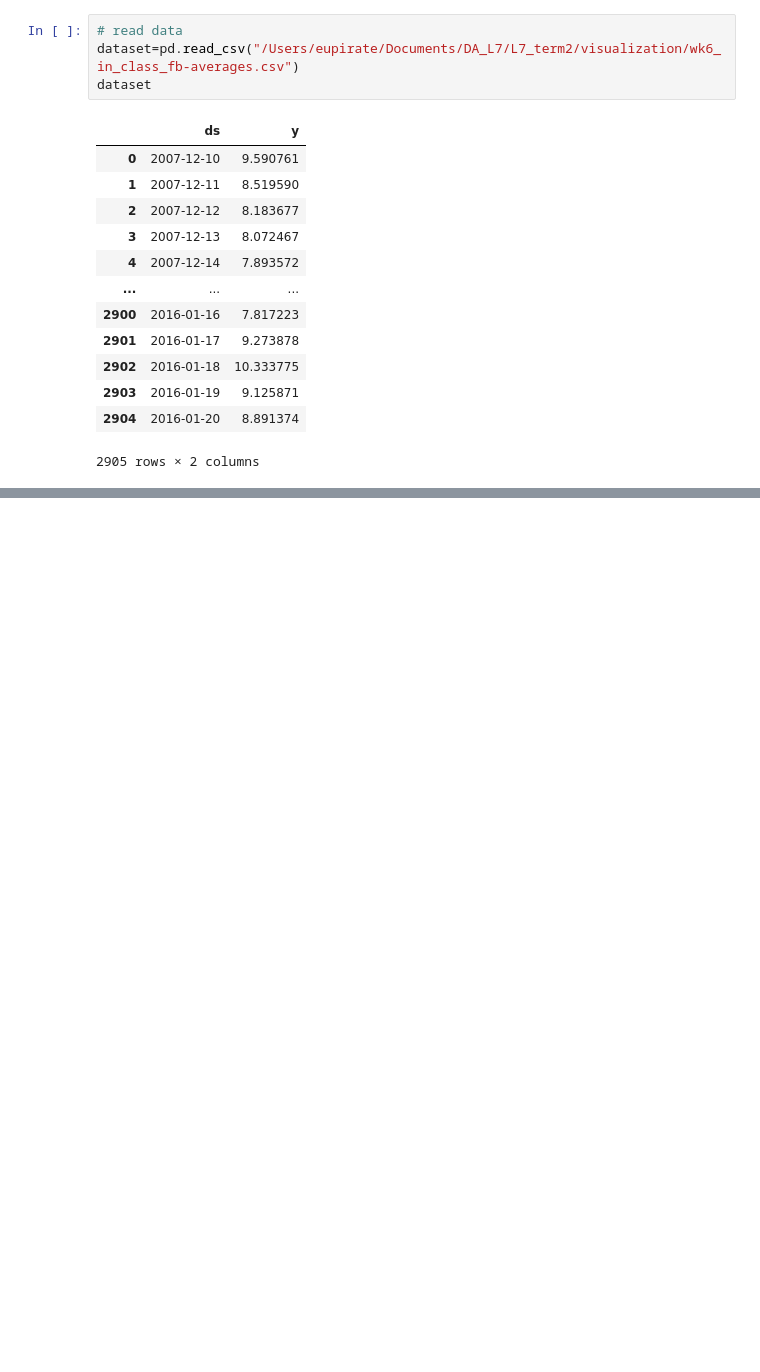
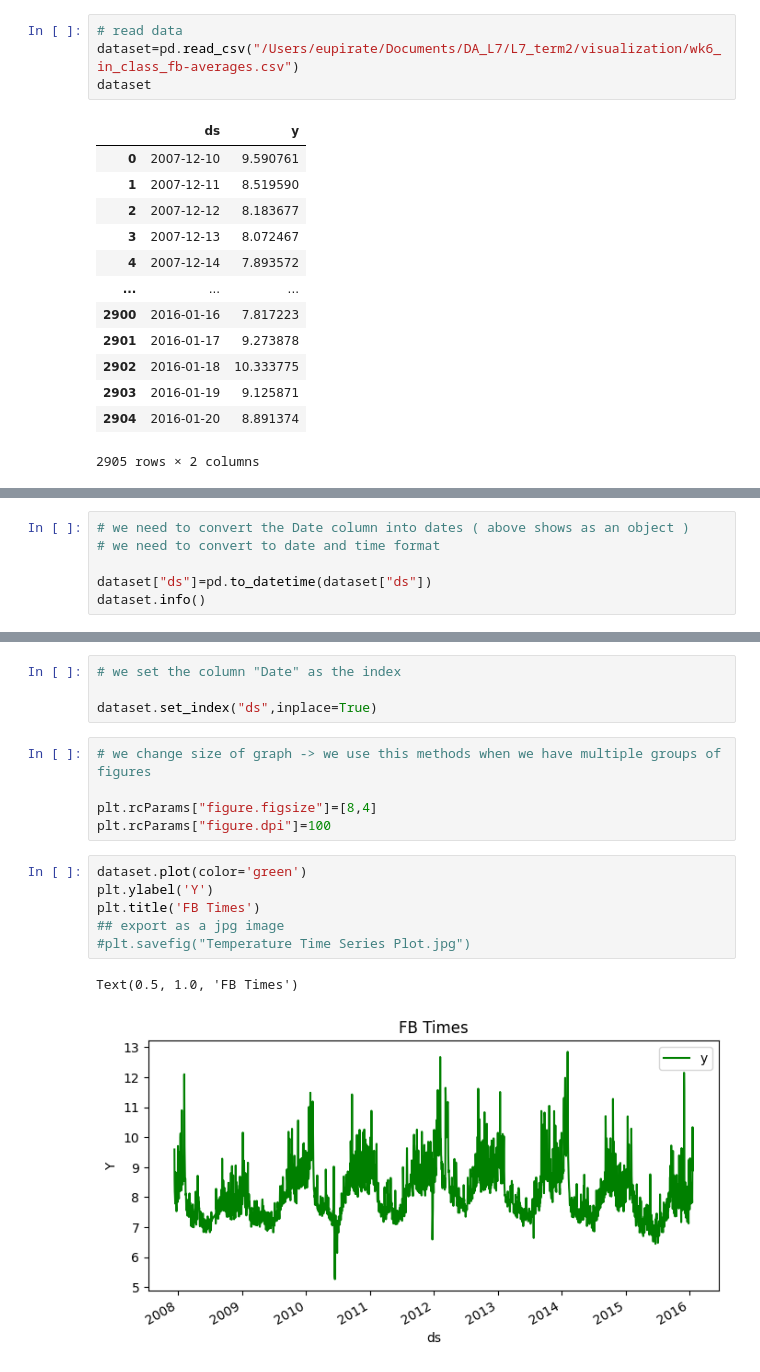
Before and after one commit to xiu-shi/DA_L7, a Jupyter notebook: L7_term2/visualization/wk6_fb_time.ipynb, the cells around one changed output, grey strips where cells are left out. Drawn from its saved outputs; the diff is of its cells as text; blank space fills up the shorter version.

```diff
--- a/L7_term2/visualization/wk6_fb_time.ipynb
+++ b/L7_term2/visualization/wk6_fb_time.ipynb
@@ -23,0 +36,6 @@ dataset
+# %%
+# we need to convert the Date column into dates ( above shows as an object )
+# we need to convert to date and time format
+
+dataset["ds"]=pd.to_datetime(dataset["ds"])
+dataset.info()
@@ -23,0 +52,18 @@ dataset
+# %%
+# we set the column "Date" as the index
+
+dataset.set_index("ds",inplace=True)
+# %%
+# we change size of graph -> we use this methods when we have multiple groups of figures
+
+plt.rcParams["figure.figsize"]=[8,4]
+plt.rcParams["figure.dpi"]=100
+# %%
+dataset.plot(color='green')
+plt.ylabel('Y')
+plt.title('FB Times')
+## export as a jpg image
+#plt.savefig("Temperature Time Series Plot.jpg")
+# %% [output]
+Text(0.5, 1.0, 'FB Times')
+[figure, added]
```
Also changed, not shown: parts of 10 cells of this notebook.
